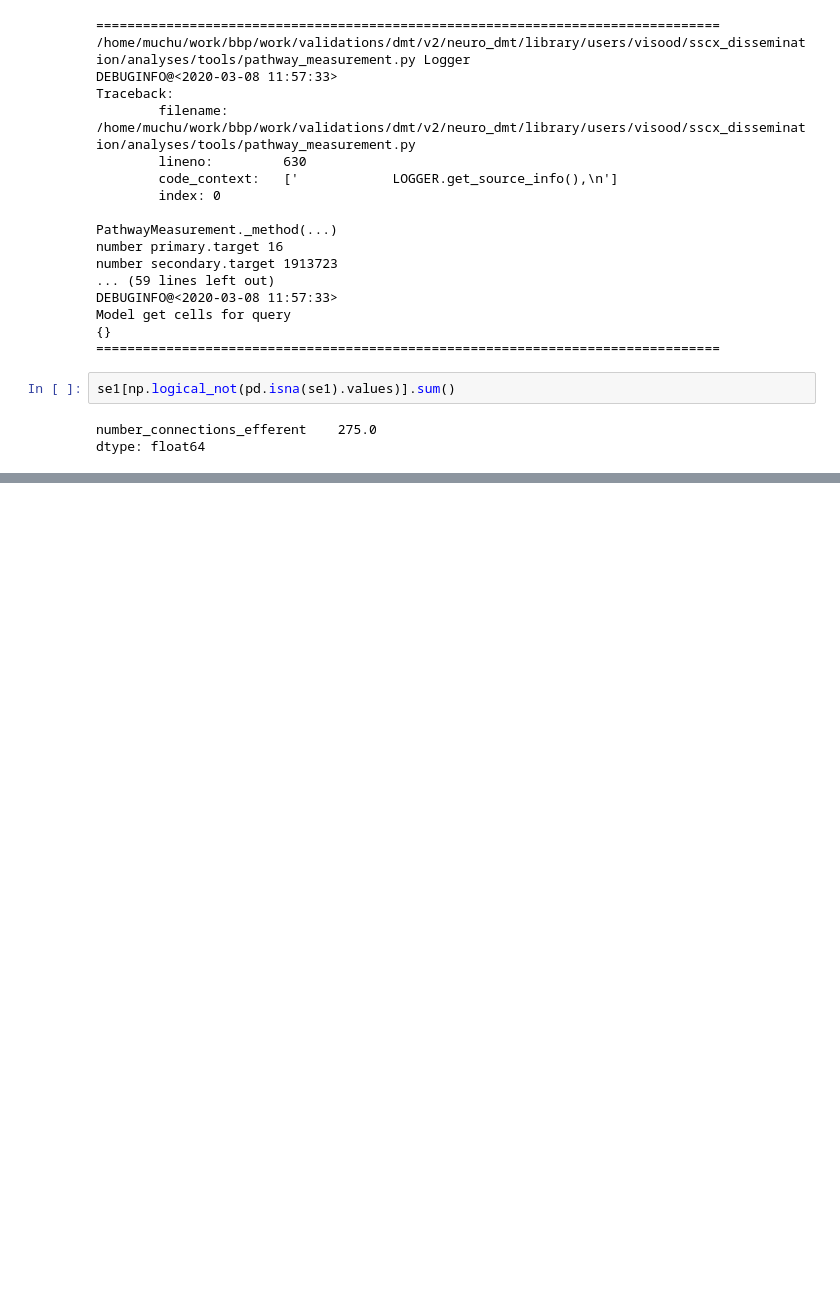
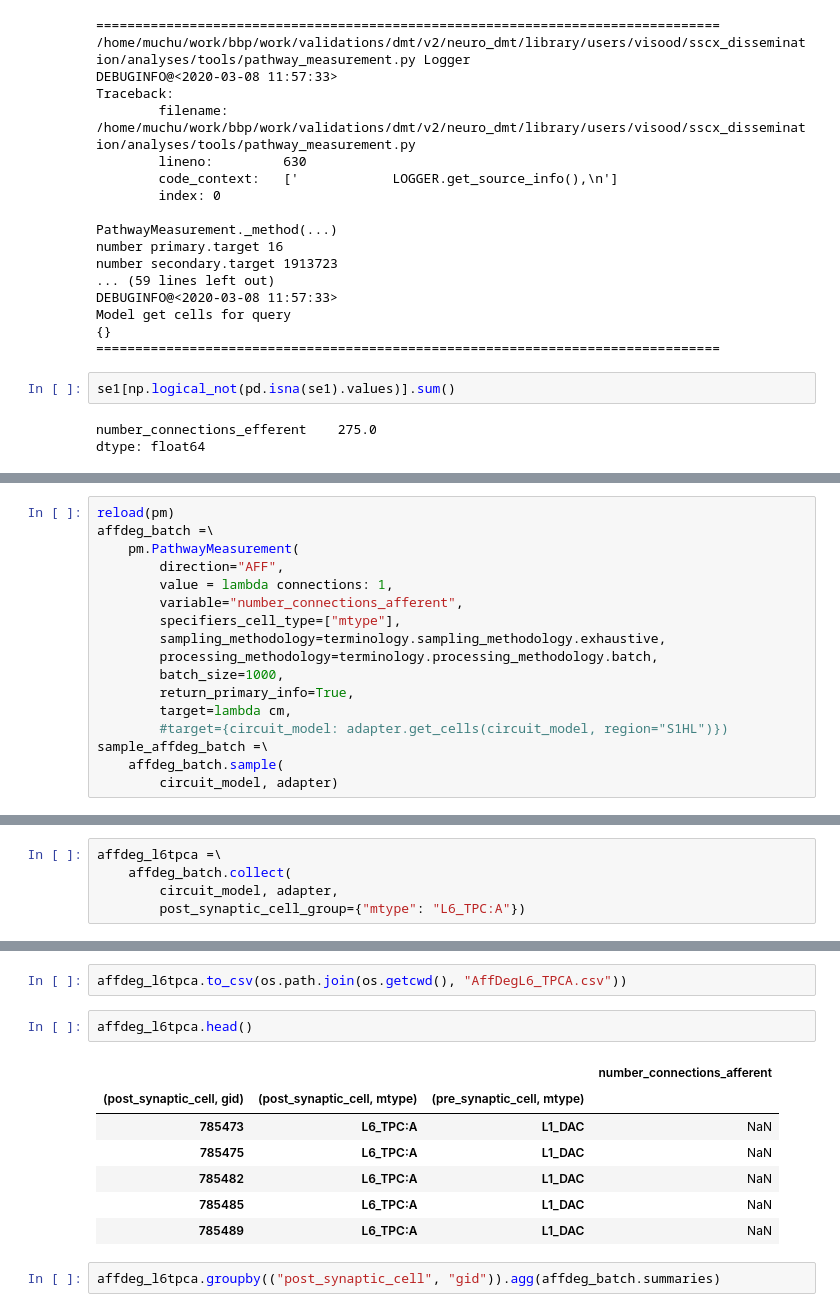
Before and after one commit to BlueBrain/DMT, a Jupyter notebook: v2/neuro_dmt/library/users/visood/sscx_dissemination/analyses/notebooks/sscx-analysis.ipynb, the cells around one changed output, grey strips where cells are left out. Drawn from its saved outputs; the diff is of its cells as text; blank space fills up the shorter version.

```diff
--- a/v2/neuro_dmt/library/users/visood/sscx_dissemination/analyses/notebooks/sscx-analysis.ipynb
+++ b/v2/neuro_dmt/library/users/visood/sscx_dissemination/analyses/notebooks/sscx-analysis.ipynb
@@ -878,0 +1144,17 @@ Categories (60, object): [L1_DAC, L1_HAC, L1_LAC, L1_NGC-DA, ..., L6_SBC, L6_TPC
+# %%
+reload(pm)
+affdeg_batch =\
+    pm.PathwayMeasurement(
+        direction="AFF",
+        value = lambda connections: 1,
+        variable="number_connections_afferent",
+        specifiers_cell_type=["mtype"],
+        sampling_methodology=terminology.sampling_methodology.exhaustive,
+        processing_methodology=terminology.processing_methodology.batch,
+        batch_size=1000,
+        return_primary_info=True,
+        target=lambda cm,
+        #target={circuit_model: adapter.get_cells(circuit_model, region="S1HL")})
+sample_affdeg_batch =\
+    affdeg_batch.sample(
+        circuit_model, adapter)
@@ -878,0 +1176,5 @@ Categories (60, object): [L1_DAC, L1_HAC, L1_LAC, L1_NGC-DA, ..., L6_SBC, L6_TPC
+# %%
+affdeg_l6tpca =\
+    affdeg_batch.collect(
+        circuit_model, adapter,
+        post_synaptic_cell_group={"mtype": "L6_TPC:A"})
@@ -878,0 +1387,14 @@ Categories (60, object): [L1_DAC, L1_HAC, L1_LAC, L1_NGC-DA, ..., L6_SBC, L6_TPC
+# %%
+affdeg_l6tpca.to_csv(os.path.join(os.getcwd(), "AffDegL6_TPCA.csv"))
+# %%
+affdeg_l6tpca.head()
+# %% [output]
+|  |  |  | number_connections_afferent |
+| (post_synaptic_cell, gid) | (post_synaptic_cell, mtype) | (pre_synaptic_cell, mtype) |  |
+| 785473 | L6_TPC:A | L1_DAC | NaN |
+| 785475 | L6_TPC:A | L1_DAC | NaN |
+| 785482 | L6_TPC:A | L1_DAC | NaN |
+| 785485 | L6_TPC:A | L1_DAC | NaN |
+| 785489 | L6_TPC:A | L1_DAC | NaN |
+# %%
+affdeg_l6tpca.groupby(("post_synaptic_cell", "gid")).agg(affdeg_batch.summaries)
```
Also changed, not shown: parts of 45 cells of this notebook, 1 other file.
